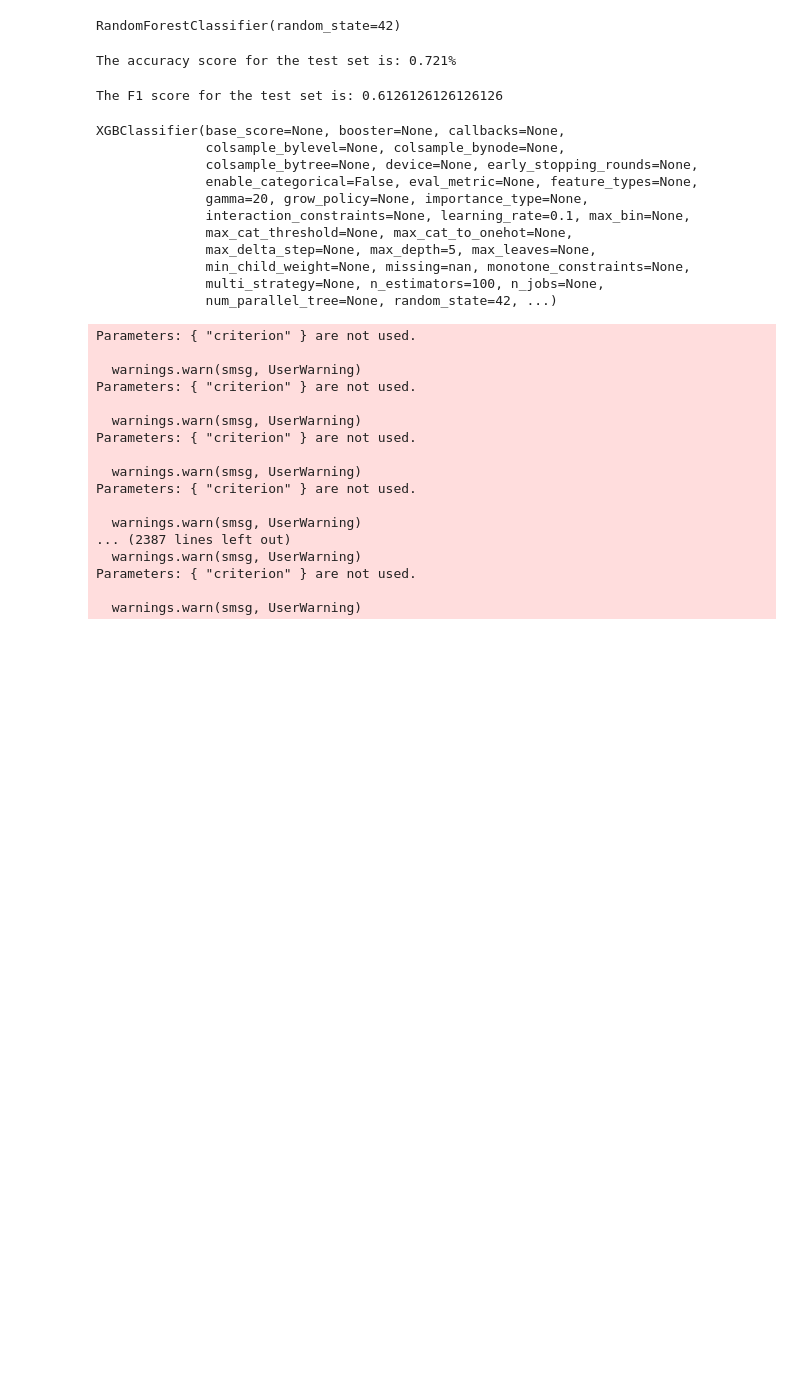
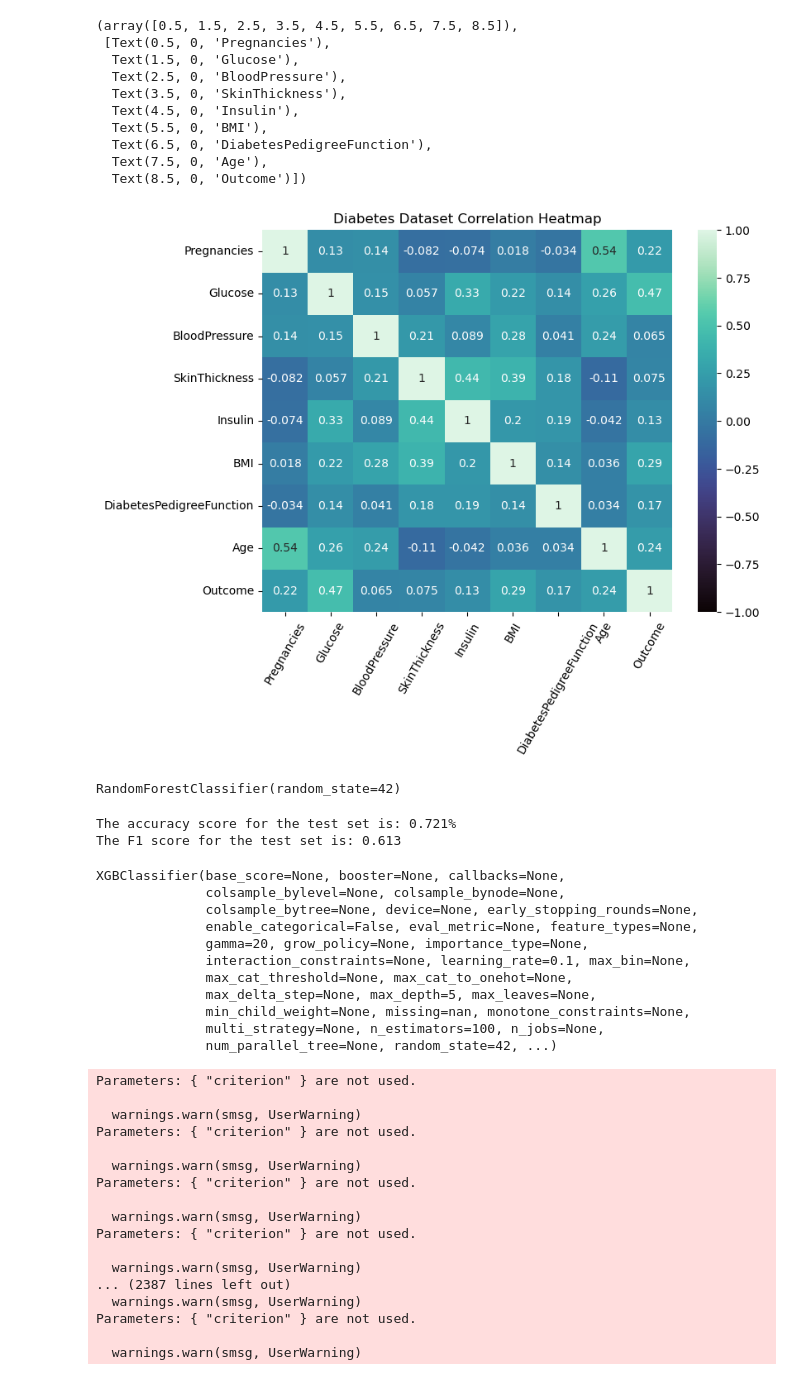
Before and after one commit to sesael/boosting-algorithm, a Jupyter notebook: src/app.ipynb, the cells around one changed output. Drawn from its saved outputs; the diff is of its cells as text; code cells hidden in the pictures; blank space fills up the shorter version.

```diff
--- a/src/app.ipynb
+++ b/src/app.ipynb
@@ -19 +59,18 @@ df = pd.read_csv("https://raw.githubusercontent.com/4GeeksAcademy/decision-tree-
+# %%
+plt.figure(figsize = (8,6))
+sns.heatmap(df.corr(), cmap = "mako", annot = True, vmin= -1, vmax = 1)
+plt.title("Diabetes Dataset Correlation Heatmap")
+plt.xticks(rotation = 60)
+# %% [output]
+(array([0.5, 1.5, 2.5, 3.5, 4.5, 5.5, 6.5, 7.5, 8.5]),
+ [Text(0.5, 0, 'Pregnancies'),
+  Text(1.5, 0, 'Glucose'),
+  Text(2.5, 0, 'BloodPressure'),
+  Text(3.5, 0, 'SkinThickness'),
+  Text(4.5, 0, 'Insulin'),
+  Text(5.5, 0, 'BMI'),
+  Text(6.5, 0, 'DiabetesPedigreeFunction'),
+  Text(7.5, 0, 'Age'),
+  Text(8.5, 0, 'Outcome')])
+[figure, added]
 # %%
@@ -30,12 +93,12 @@ RandomForestClassifier(random_state=42)
 y_pred = model.predict(X_test)
 # %%
+#Accuracy and F1 score of the model
+
 print(f"The accuracy score for the test set is: {round(accuracy_score(y_test, y_pred),3)}%")
+print(f"The F1 score for the test set is: {f1_score(y_test, y_pred):.3f}")
 # %% [output]
 The accuracy score for the test set is: 0.721%
+The F1 score for the test set is: 0.613
-# %%
-print(f"The F1 score for the test set is: {f1_score(y_test, y_pred)}")
-# %% [output]
-The F1 score for the test set is: 0.6126126126126126
 # %%
 dump(model, open("random_forest_classifier_default_42.sav", "wb"))
 # %%
```
Also changed, not shown: parts of 6 cells of this notebook.
